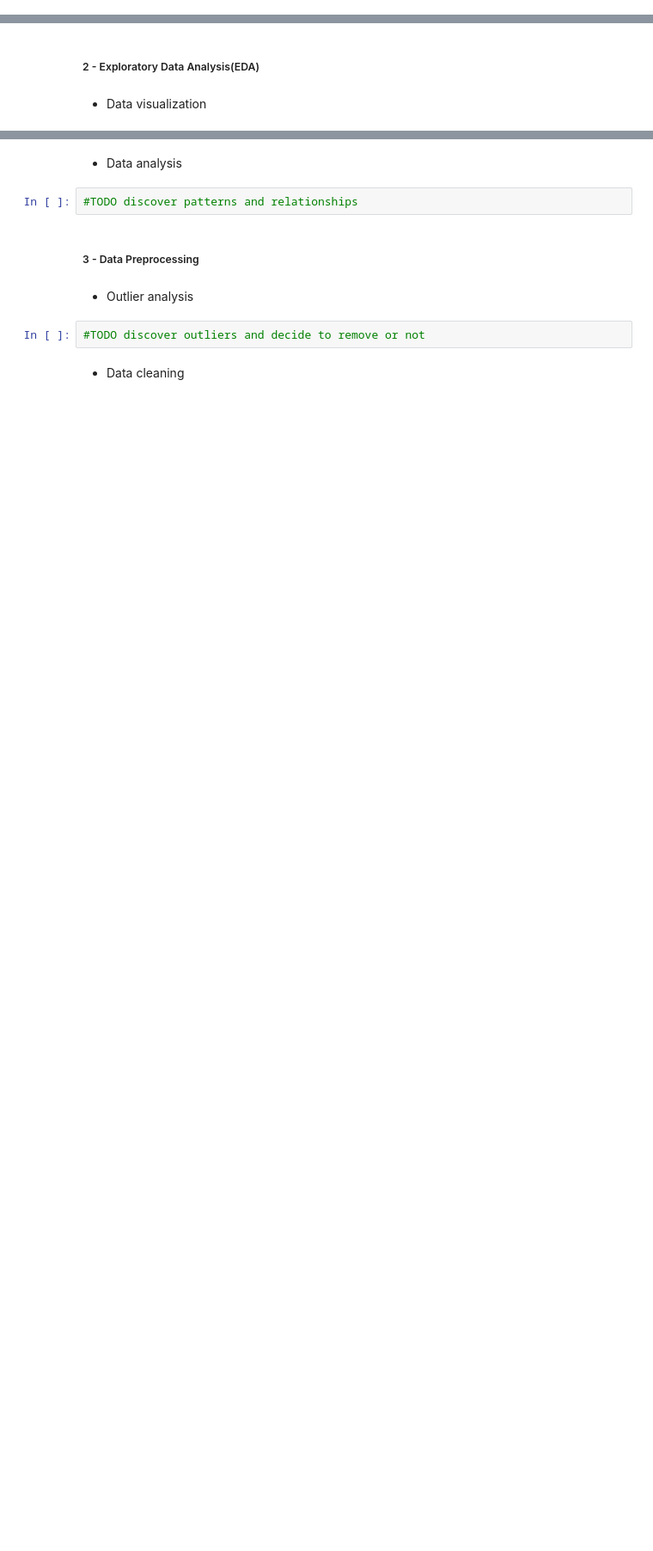
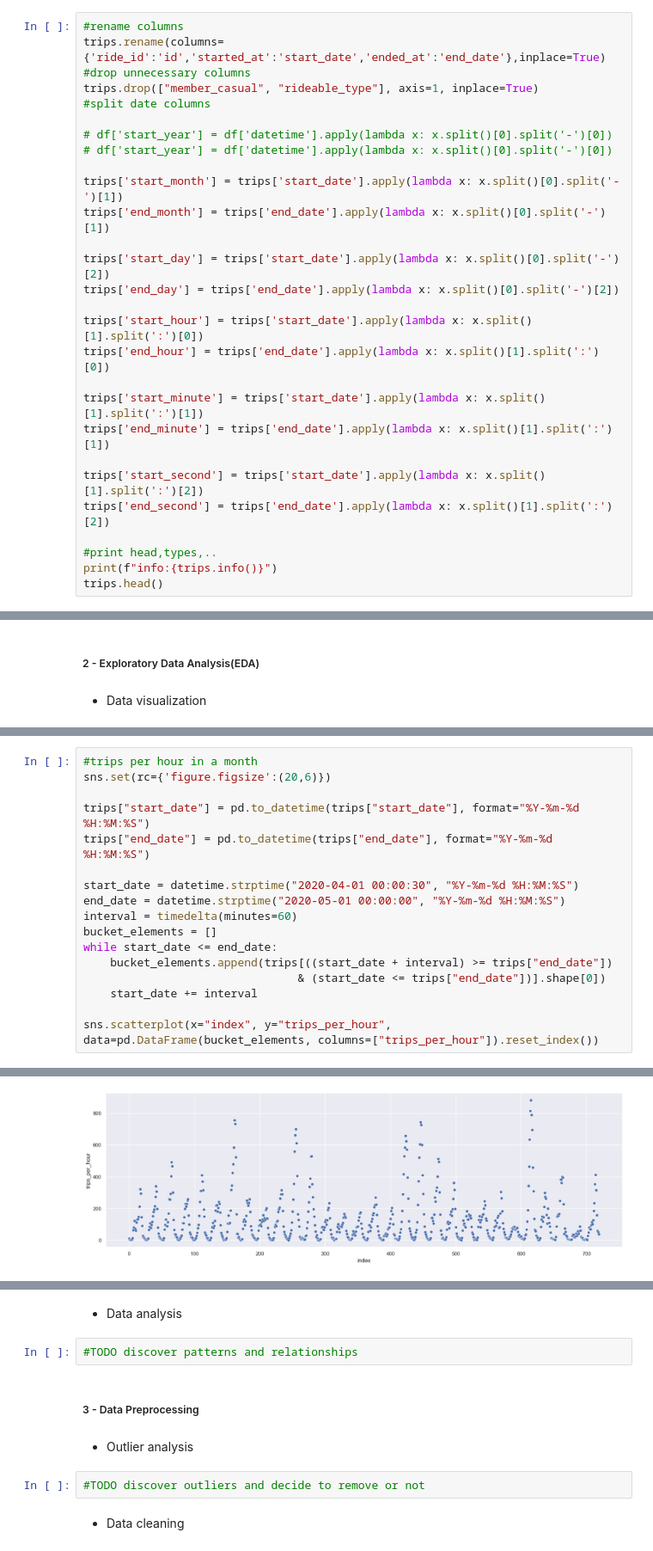
Before and after one commit to ehsanhosseini1380/torch_geometric_temporal, a Jupyter notebook: Src/divvybikes_final.ipynb, the cells around one changed output, grey strips where cells are left out. Shown at 86% size. Saved outputs shown, nothing was run; the diff lists cells and outputs as text; blank space fills up the shorter version.

```diff
--- a/Src/divvybikes_final.ipynb
+++ b/Src/divvybikes_final.ipynb
@@ -60,0 +83,28 @@ Let's start our journey by collecting and exploring the data to uncover valuable
+# %%
+#rename columns
+trips.rename(columns={'ride_id':'id','started_at':'start_date','ended_at':'end_date'},inplace=True)
+#drop unnecessary columns
+trips.drop(["member_casual", "rideable_type"], axis=1, inplace=True)
+#split date columns
+
+# df['start_year'] = df['datetime'].apply(lambda x: x.split()[0].split('-')[0])
+# df['start_year'] = df['datetime'].apply(lambda x: x.split()[0].split('-')[0])
+
+trips['start_month'] = trips['start_date'].apply(lambda x: x.split()[0].split('-')[1])
+trips['end_month'] = trips['end_date'].apply(lambda x: x.split()[0].split('-')[1])
+
+trips['start_day'] = trips['start_date'].apply(lambda x: x.split()[0].split('-')[2])
+trips['end_day'] = trips['end_date'].apply(lambda x: x.split()[0].split('-')[2])
+
+trips['start_hour'] = trips['start_date'].apply(lambda x: x.split()[1].split(':')[0])
+trips['end_hour'] = trips['end_date'].apply(lambda x: x.split()[1].split(':')[0])
+
+trips['start_minute'] = trips['start_date'].apply(lambda x: x.split()[1].split(':')[1])
+trips['end_minute'] = trips['end_date'].apply(lambda x: x.split()[1].split(':')[1])
+
+trips['start_second'] = trips['start_date'].apply(lambda x: x.split()[1].split(':')[2])
+trips['end_second'] = trips['end_date'].apply(lambda x: x.split()[1].split(':')[2])
+
+#print head,types,..
+print(f"info:{trips.info()}")
+trips.head()
@@ -66,0 +140,18 @@ Let's start our journey by collecting and exploring the data to uncover valuable
+# %%
+#trips per hour in a month
+sns.set(rc={'figure.figsize':(20,6)})
+
+trips["start_date"] = pd.to_datetime(trips["start_date"], format="%Y-%m-%d %H:%M:%S")
+trips["end_date"] = pd.to_datetime(trips["end_date"], format="%Y-%m-%d %H:%M:%S")
+
+start_date = datetime.strptime("2020-04-01 00:00:30", "%Y-%m-%d %H:%M:%S")
+end_date = datetime.strptime("2020-05-01 00:00:00", "%Y-%m-%d %H:%M:%S")
+interval = timedelta(minutes=60)
+bucket_elements = []
+while start_date <= end_date:
+    bucket_elements.append(trips[((start_date + interval) >= trips["end_date"])
+                                & (start_date <= trips["end_date"])].shape[0])
+    start_date += interval
+
+sns.scatterplot(x="index", y="trips_per_hour", data=pd.DataFrame(bucket_elements, columns=["trips_per_hour"]).reset_index())
+# %% [output]
@@ -66,0 +159 @@ Let's start our journey by collecting and exploring the data to uncover valuable
+[figure, added]
```
Also changed, not shown: parts of 43 cells of this notebook.
